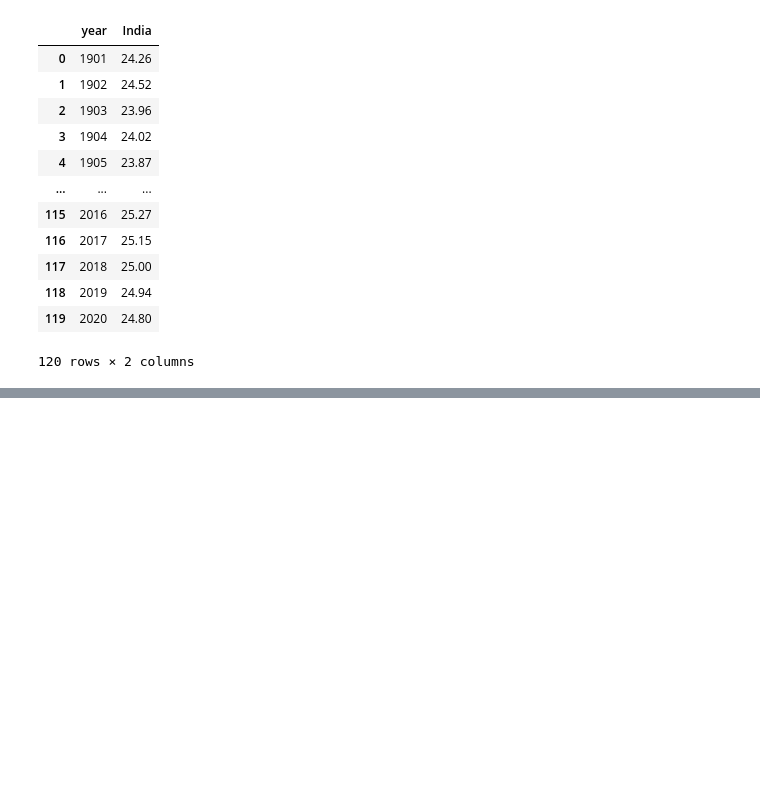
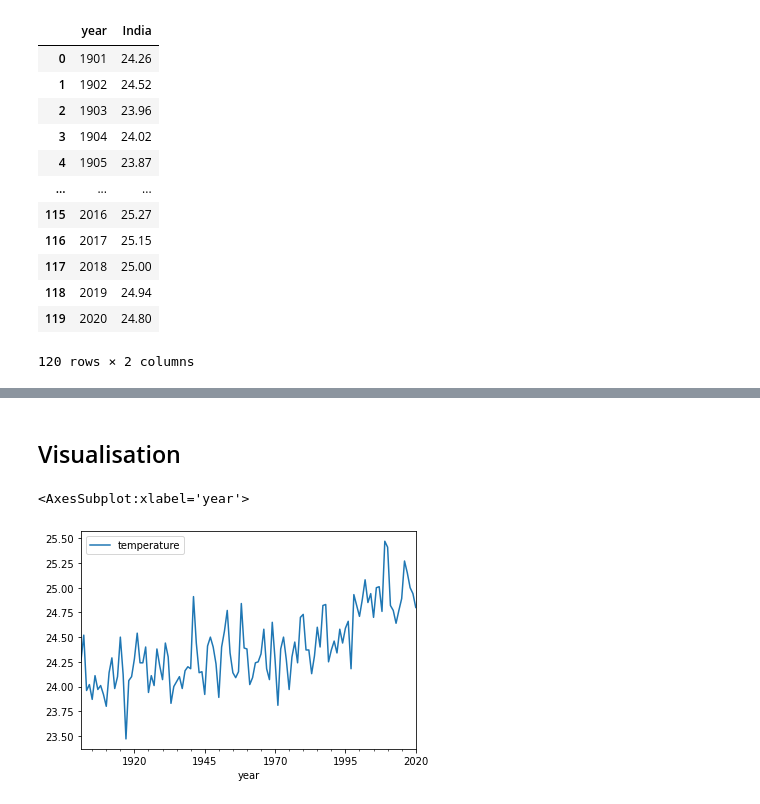
Before and after one commit to ganeshXb/Carbon-Emissions-Ecological-Footprint-Research, a Jupyter notebook: Notebooks/[WNB]-Temperature-change-forecasting.ipynb, the cells around one changed output, grey strips where cells are left out. Saved outputs shown, nothing was run; the diff lists cells and outputs as text; code cells hidden in the pictures; blank space fills up the shorter version.

```diff
--- a/Notebooks/[WNB]-Temperature-change-forecasting.ipynb
+++ b/Notebooks/[WNB]-Temperature-change-forecasting.ipynb
@@ -156,4 +98,0 @@ df_India_e
-# %%
-df_India_t.rename(columns = {'India':'temperature'}, inplace = True)
-df_India = pd.concat([df_India_e, df_India_t], axis=1)
-df_India
@@ -174,0 +134,8 @@ df_India
+# %% [markdown]
+## Visualisation
+# %%
+#observe co2 emissions
+df_India['temperature'].plot(legend = True)
+# %% [output]
+<AxesSubplot:xlabel='year'>
+[figure, added]
```
Also changed, not shown: parts of 46 cells of this notebook, 1 other file.
